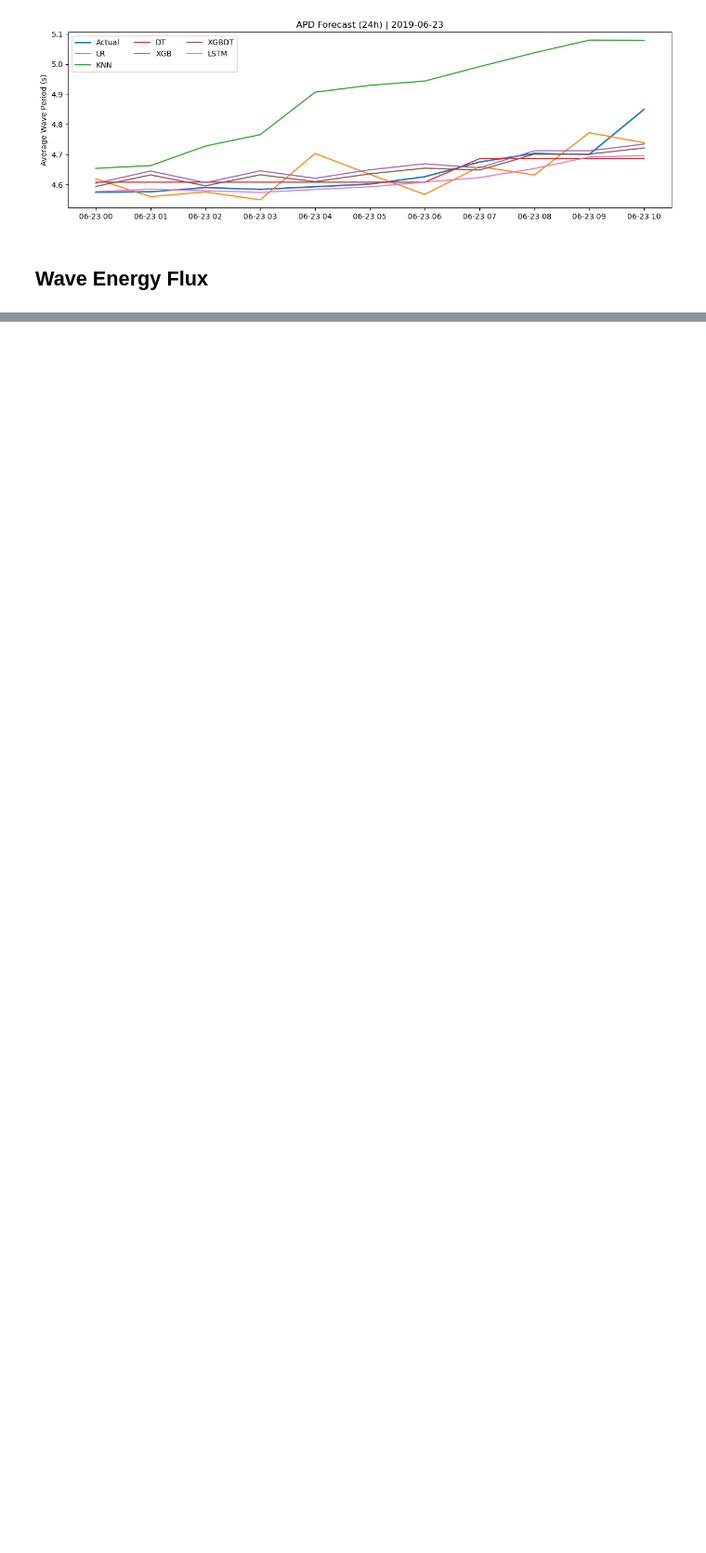
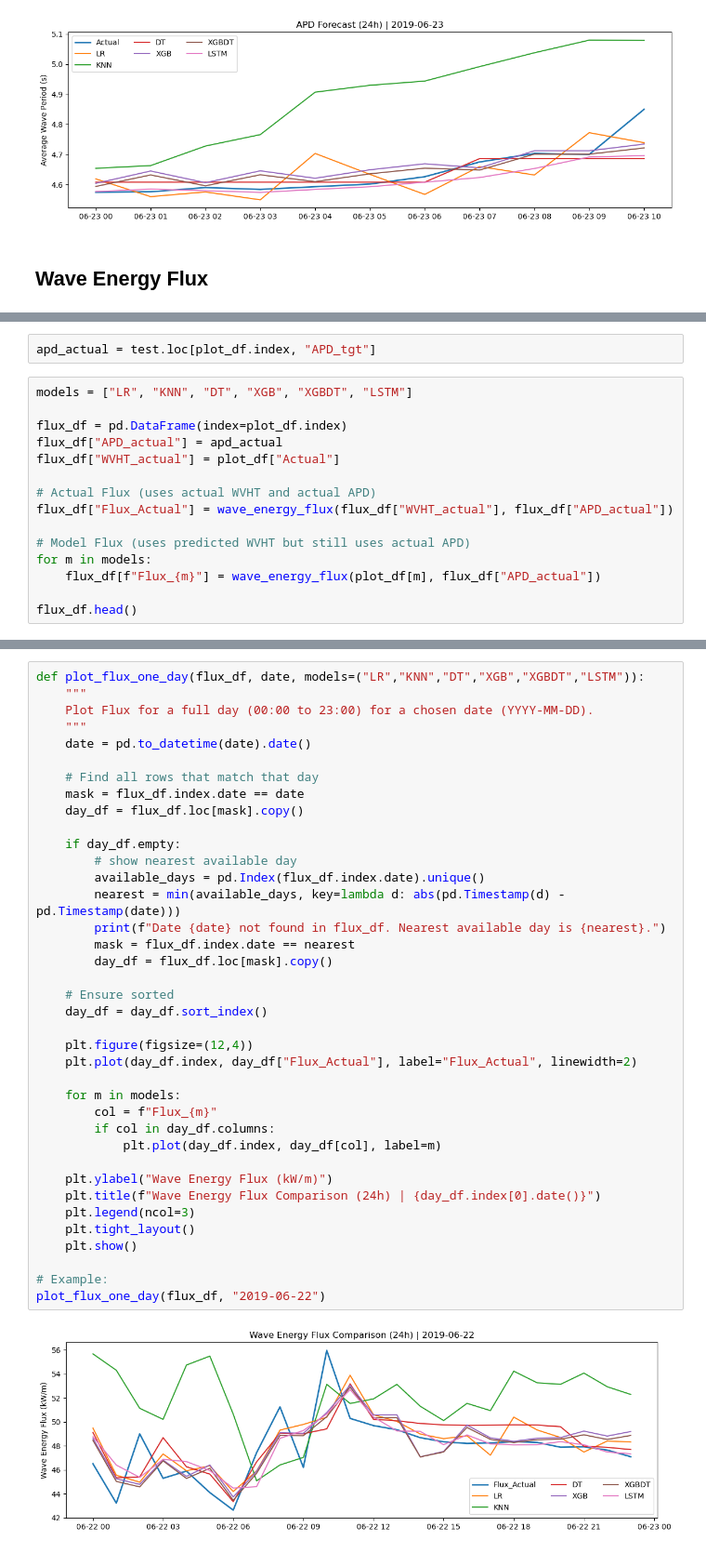
Before and after one commit to RichelCode/Wave-Energy-Forecasting, a Jupyter notebook: Imputing Neighbor Stations .ipynb, the cells around one changed output, grey strips where cells are left out. Shown at 93% size. Saved outputs shown, nothing was run; the diff lists cells and outputs as text; blank space fills up the shorter version.

```diff
--- a/Imputing Neighbor Stations .ipynb
+++ b/Imputing Neighbor Stations .ipynb
@@ -1208,0 +1226,17 @@ plot_models_one_day(plot_df, day="2019-06-23")
+# %%
+apd_actual = test.loc[plot_df.index, "APD_tgt"]
+# %%
+models = ["LR", "KNN", "DT", "XGB", "XGBDT", "LSTM"]
+
+flux_df = pd.DataFrame(index=plot_df.index)
+flux_df["APD_actual"] = apd_actual
+flux_df["WVHT_actual"] = plot_df["Actual"]
+
+# Actual Flux (uses actual WVHT and actual APD)
+flux_df["Flux_Actual"] = wave_energy_flux(flux_df["WVHT_actual"], flux_df["APD_actual"])
+
+# Model Flux (uses predicted WVHT but still uses actual APD)
+for m in models:
+    flux_df[f"Flux_{m}"] = wave_energy_flux(plot_df[m], flux_df["APD_actual"])
+
+flux_df.head()
@@ -1208,0 +1251,40 @@ plot_models_one_day(plot_df, day="2019-06-23")
+# %%
+def plot_flux_one_day(flux_df, date, models=("LR","KNN","DT","XGB","XGBDT","LSTM")):
+    """
+    Plot Flux for a full day (00:00 to 23:00) for a chosen date (YYYY-MM-DD).
+    """
+    date = pd.to_datetime(date).date()
+
+    # Find all rows that match that day
+    mask = flux_df.index.date == date
+    day_df = flux_df.loc[mask].copy()
+
+    if day_df.empty:
+        # show nearest available day
+        available_days = pd.Index(flux_df.index.date).unique()
+        nearest = min(available_days, key=lambda d: abs(pd.Timestamp(d) - pd.Timestamp(date)))
+        print(f"Date {date} not found in flux_df. Nearest available day is {nearest}.")
+        mask = flux_df.index.date == nearest
+        day_df = flux_df.loc[mask].copy()
+
+    # Ensure sorted
+    day_df = day_df.sort_index()
+
+    plt.figure(figsize=(12,4))
+    plt.plot(day_df.index, day_df["Flux_Actual"], label="Flux_Actual", linewidth=2)
+
+    for m in models:
+        col = f"Flux_{m}"
+        if col in day_df.columns:
+            plt.plot(day_df.index, day_df[col], label=m)
+
+    plt.ylabel("Wave Energy Flux (kW/m)")
+    plt.title(f"Wave Energy Flux Comparison (24h) | {day_df.index[0].date()}")
+    plt.legend(ncol=3)
+    plt.tight_layout()
+    plt.show()
+
+# Example:
+plot_flux_one_day(flux_df, "2019-06-22")
+# %% [output]
+[figure, added]
```
Also changed, not shown: parts of 2 cells of this notebook.
